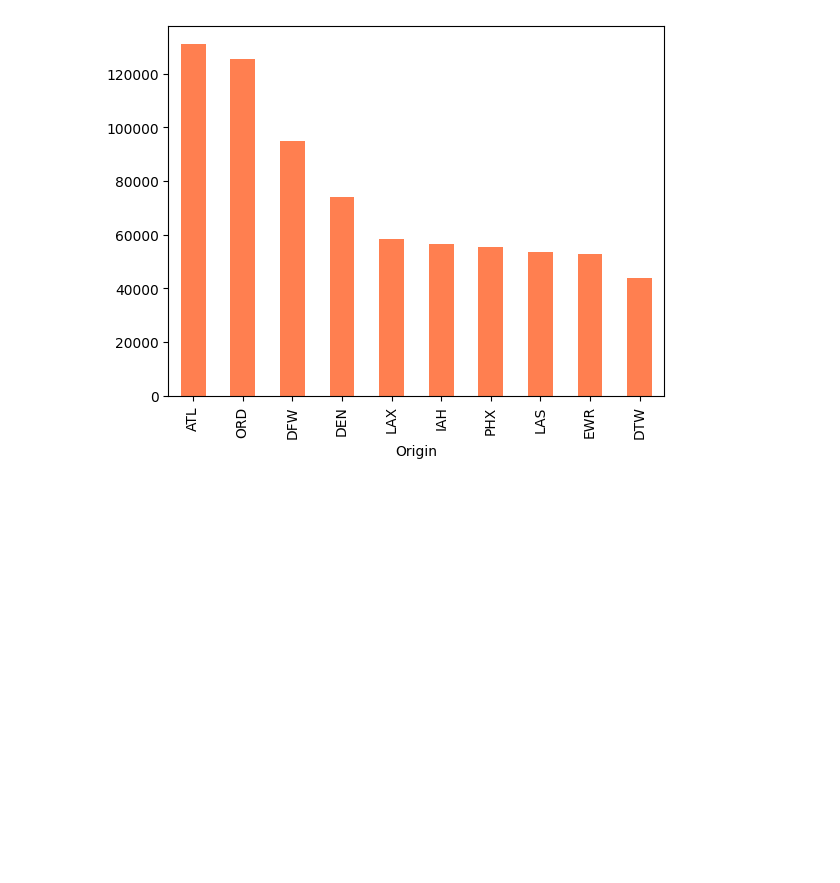
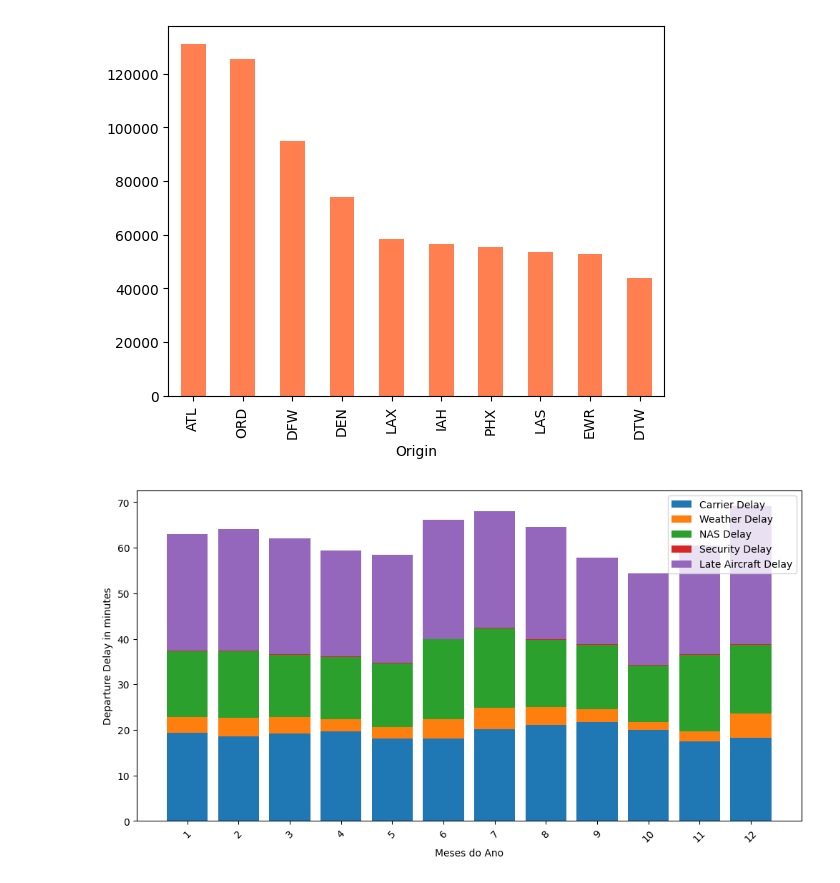
Before and after one commit to AdrielyZBoller/Projeto_Mod05_Ada_VemSerTech, a Jupyter notebook: projeto.ipynb, the cells around one changed output. Cells and saved outputs as stored; diff of their text form; code cells hidden in the pictures; blank space fills up the shorter version.

```diff
--- a/projeto.ipynb
+++ b/projeto.ipynb
@@ -543,3 +558,41 @@ plt.show()
 # Para onde são a maioria dos voos (ok)
 # Tempo de voo
 # Pontualidade dos voos
+# %%
+df['total_delay'] = (df['CarrierDelay'] + df['WeatherDelay']
+             + df['NASDelay'] + df['SecurityDelay'] + df['LateAircraftDelay'])
+
+df_delayed = df[~np.isnan(df['total_delay'])]
+df['total_delay'].fillna(0, inplace=True)
+df_delayed.head()
+
+carrier_group = df_delayed['CarrierDelay'].groupby(df_delayed['Month']).mean()
+weather_group = df_delayed['WeatherDelay'].groupby(df_delayed['Month']).mean()
+nas_group = df_delayed['NASDelay'].groupby(df_delayed['Month']).mean()
+security_group = df_delayed['SecurityDelay'].groupby(df_delayed['Month']).mean()
+late_group = df_delayed['LateAircraftDelay'].groupby(df_delayed['Month']).mean()
+
+w_bottom = carrier_group.values
+n_bottom = w_bottom + weather_group.values
+s_bottom = n_bottom + nas_group.values
+l_bottom = s_bottom + security_group.values
+
+x = carrier_group.index.values
+
+fig, ax = plt.subplots(figsize = (12,6))
+
+ax.set_xticks(np.arange(len(x)))
+ax.set_xticklabels(x, rotation = 45)
+ax.bar(np.arange(len(x)),carrier_group.values, align='center', label='Carrier Delay')
+ax.bar(np.arange(len(x)),weather_group.values, align='center', bottom=w_bottom, label='Weather Delay')
+ax.bar(np.arange(len(x)),nas_group.values, align='center', bottom=n_bottom, label='NAS Delay')
+ax.bar(np.arange(len(x)),security_group.values, align='center', bottom=s_bottom, label='Security Delay')
+ax.bar(np.arange(len(x)),late_group.values, align='center', bottom=l_bottom, label='Late Aircraft Delay')
+
+ax.set_xlabel('Meses do Ano')
+ax.set_ylabel('Departure Delay in minutes')
+
+plt.legend()
+plt.show()
+# %% [output]
+[figure, added]
```
Also changed, not shown: parts of 18 cells of this notebook, 1 other file.
